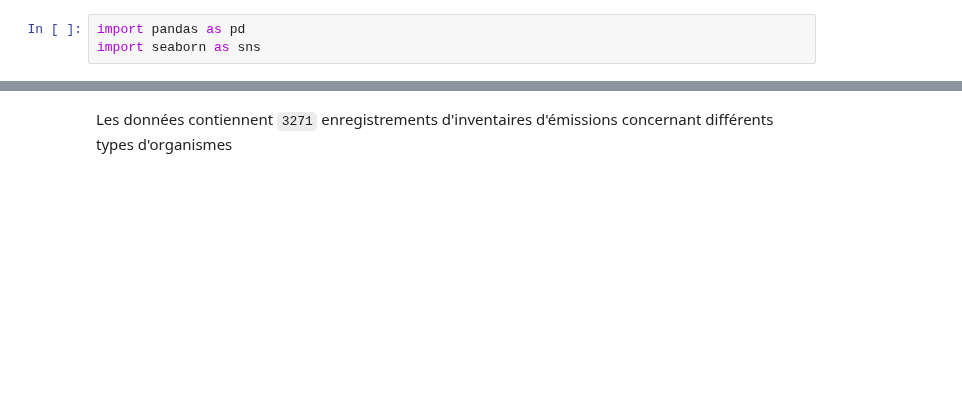
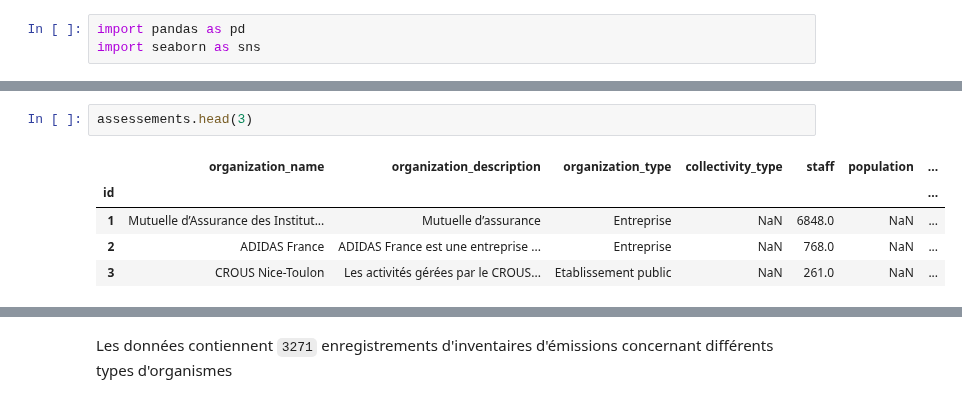
Before and after one commit to OpenGeoScales/ogs-data-exploration, a Jupyter notebook: notebooks/ghg-emissions/ademe/ademe-beges-data-exploration.ipynb, the cells around one changed output, grey strips where cells are left out. Saved outputs shown, nothing was run; the diff lists cells and outputs as text; blank space fills up the shorter version.

```diff
--- a/notebooks/ghg-emissions/ademe/ademe-beges-data-exploration.ipynb
+++ b/notebooks/ghg-emissions/ademe/ademe-beges-data-exploration.ipynb
@@ -22,0 +39,8 @@ ademe_beges_assessemnt.head(5)
+# %%
+assessements.head(3)
+# %% [output]
+|  | organization_name | organization_description | organization_type | collectivity_type | staff | population | ... |
+| id |  |  |  |  |  |  | ... |
+| 1 | Mutuelle d’Assurance des Institut... | Mutuelle d’assurance | Entreprise | NaN | 6848.0 | NaN | ... |
+| 2 | ADIDAS France | ADIDAS France est une entreprise ... | Entreprise | NaN | 768.0 | NaN | ... |
+| 3 | CROUS Nice-Toulon | Les activités gérées par le CROUS... | Etablissement public | NaN | 261.0 | NaN | ... |
```
Also changed, not shown: parts of 15 cells of this notebook.
